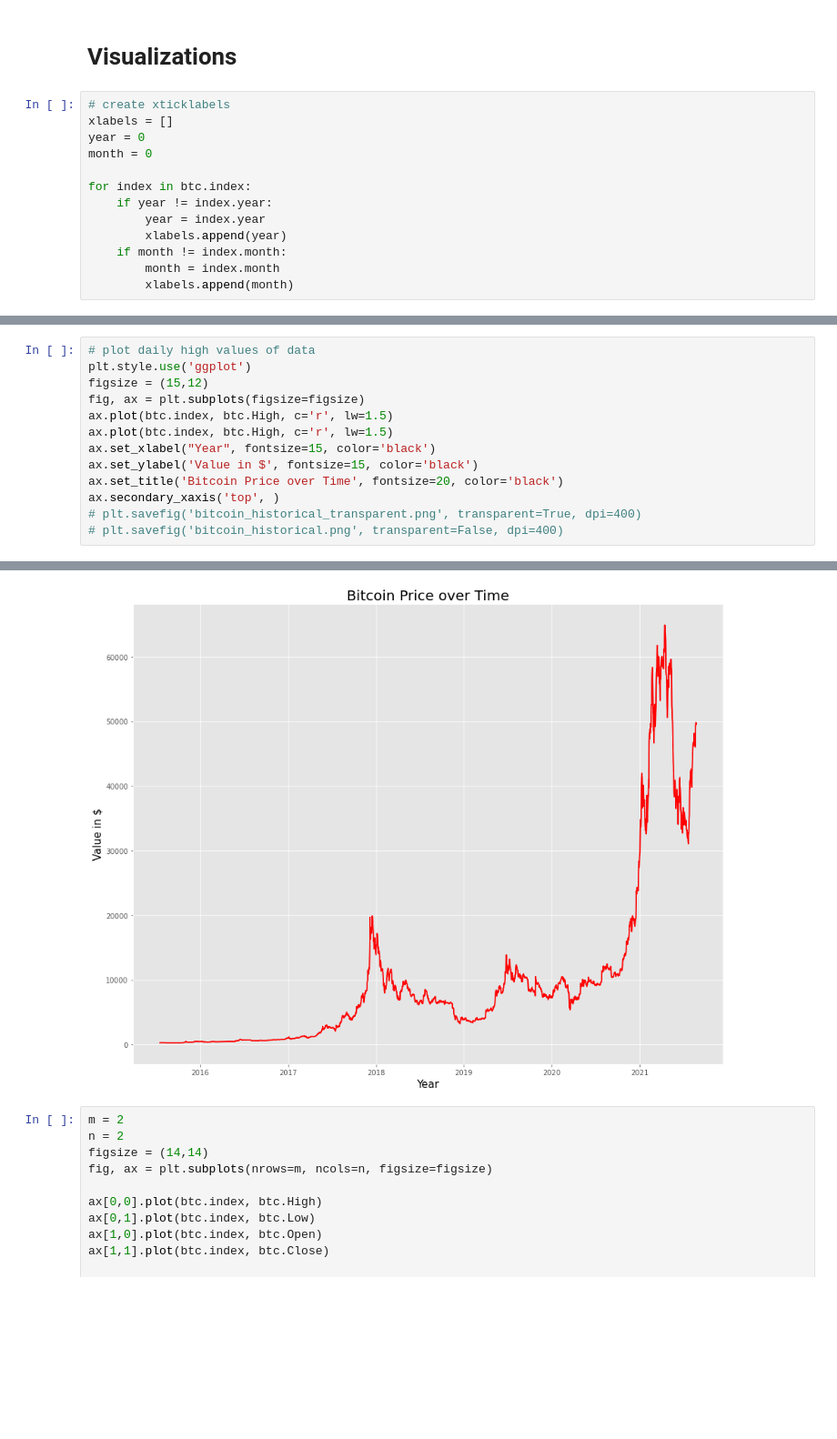
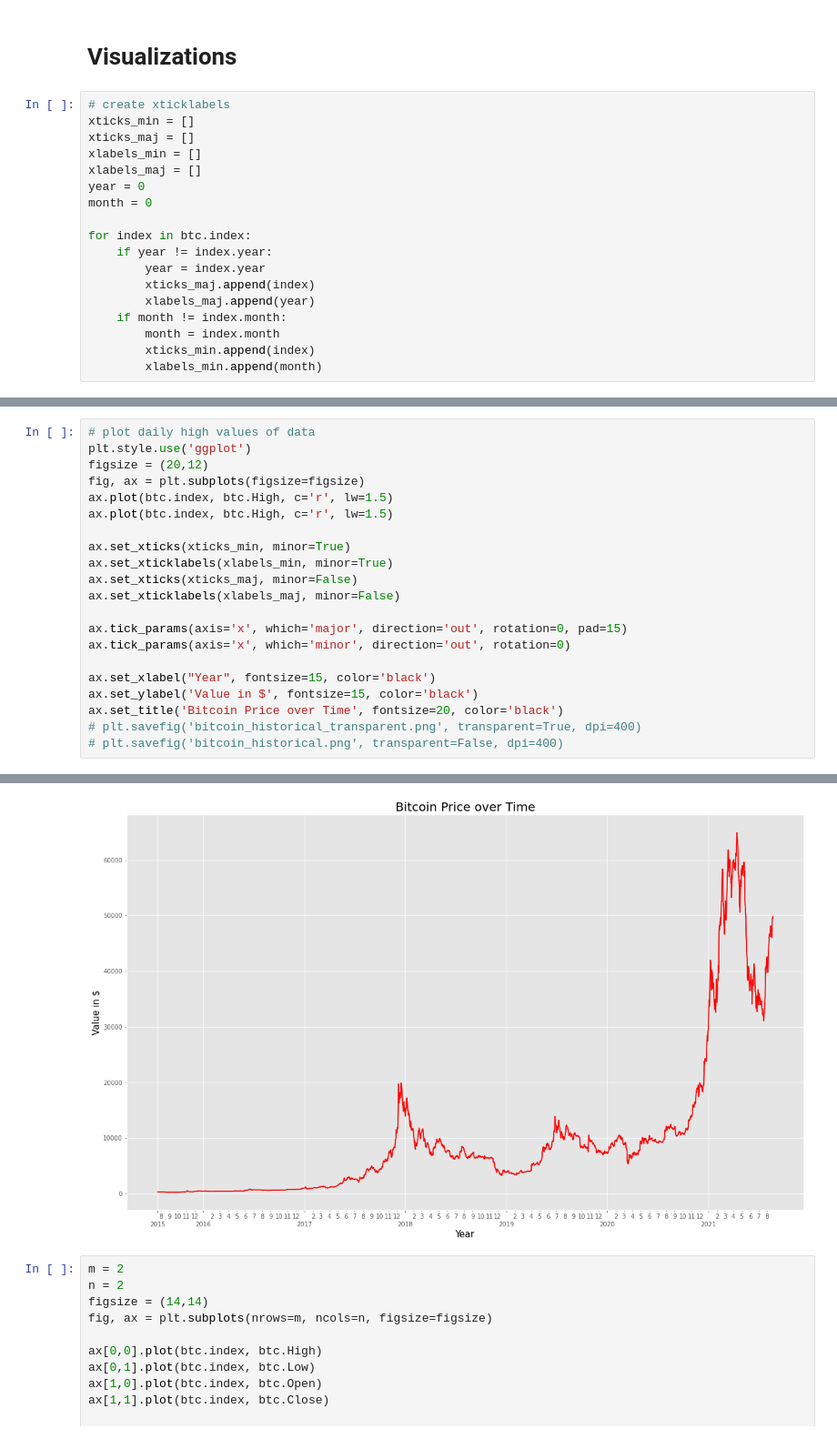
Before and after one commit to samjdedes/time_series_analysis, a Jupyter notebook: notebooks/btc_analysis.ipynb, the cells around one changed output, grey strips where cells are left out. Shown at 91% size. Drawn from its saved outputs; the diff is of its cells as text; blank space fills up the shorter version.

Commit message:
Show year and month tick labels for visualzation

```diff
--- a/notebooks/btc_analysis.ipynb
+++ b/notebooks/btc_analysis.ipynb
@@ -124,14 +124,19 @@ btcD
 # Visualizations
 # %%
 # create xticklabels
-xlabels = []
+xticks_min = []
+xticks_maj = []
+xlabels_min = []
+xlabels_maj = []
 year = 0
 month = 0
 
 for index in btc.index:
     if year != index.year:
         year = index.year
-        xlabels.append(year)
+        xticks_maj.append(index)
+        xlabels_maj.append(year)
     if month != index.month:
         month = index.month
-        xlabels.append(month)
+        xticks_min.append(index)
+        xlabels_min.append(month)
@@ -158,19 +163,27 @@ xlabels
 # %%
 # plot daily high values of data
 plt.style.use('ggplot')
-figsize = (15,12)
+figsize = (20,12)
 fig, ax = plt.subplots(figsize=figsize)
 ax.plot(btc.index, btc.High, c='r', lw=1.5)
 ax.plot(btc.index, btc.High, c='r', lw=1.5)
+
+ax.set_xticks(xticks_min, minor=True)
+ax.set_xticklabels(xlabels_min, minor=True)
+ax.set_xticks(xticks_maj, minor=False)
+ax.set_xticklabels(xlabels_maj, minor=False)
+
+ax.tick_params(axis='x', which='major', direction='out', rotation=0, pad=15)
+ax.tick_params(axis='x', which='minor', direction='out', rotation=0)
+
 ax.set_xlabel("Year", fontsize=15, color='black')
 ax.set_ylabel('Value in $', fontsize=15, color='black')
 ax.set_title('Bitcoin Price over Time', fontsize=20, color='black')
-ax.secondary_xaxis('top', )
 # plt.savefig('bitcoin_historical_transparent.png', transparent=True, dpi=400)
 # plt.savefig('bitcoin_historical.png', transparent=False, dpi=400)
 # %% [output]
 Text(0.5, 1.0, 'Bitcoin Price over Time')
-[figure, old version]
+[figure, new version]
 # %%
 m = 2
 n = 2
```
Also changed, not shown: parts of 2 cells of this notebook.
